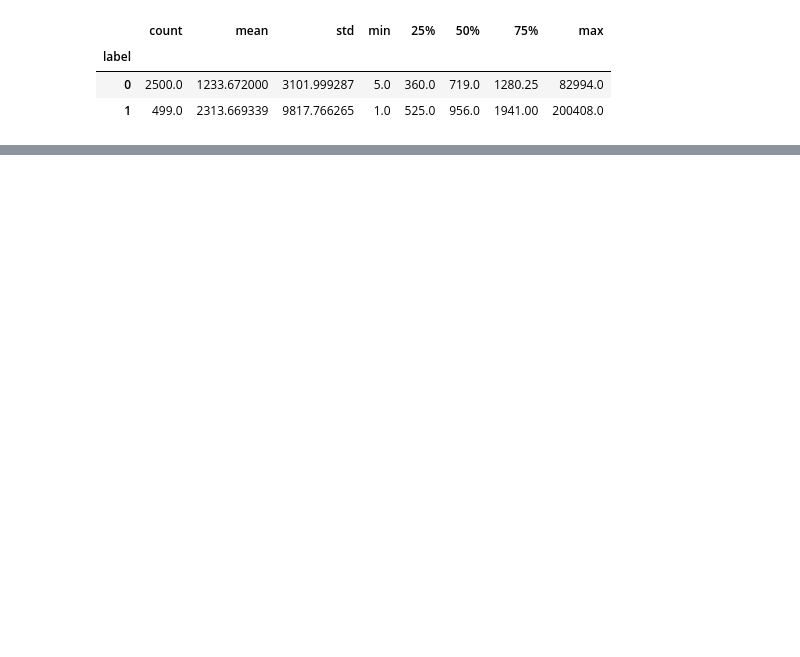
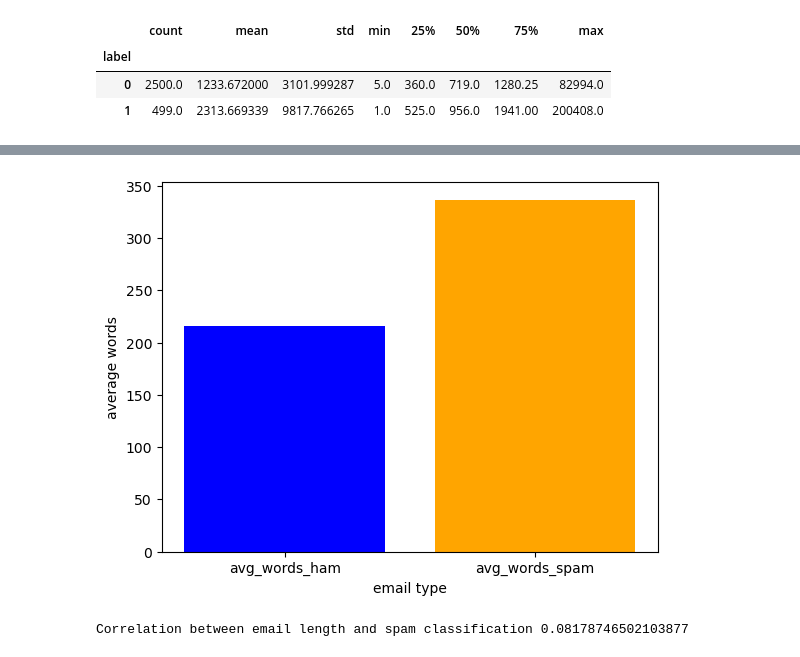
Before and after one commit to 10varun17/spam_classifier, a Jupyter notebook: notebook/main.ipynb, the cells around one changed output, grey strips where cells are left out. Saved outputs shown, nothing was run; the diff lists cells and outputs as text; code cells hidden in the pictures; blank space fills up the shorter version.

```diff
--- a/notebook/main.ipynb
+++ b/notebook/main.ipynb
@@ -99,0 +139,19 @@ spam_ham_df.groupby("label")["email_length"].describe()
+# %%
+# Average words of emails
+avg_words_spam = spam_ham_df[spam_ham_df["label"] == 1]["num_words"].mean()
+avg_words_ham = spam_ham_df[spam_ham_df["label"] == 0]["num_words"].mean()
+
+plt.bar(["avg_words_ham", "avg_words_spam"], [avg_words_ham, avg_words_spam], color=["blue", "orange"])
+plt.xlabel("email type")
+plt.ylabel("average words")
+plt.show()
+# %% [output]
+[figure, added]
+# %%
+# Correlation between length of email and its type
+corr = spam_ham_df["num_characters"].corr((spam_ham_df["label"] == 1).astype(int))
+print("Correlation between email length and spam classification", corr)
+
+# inference - correlation is positive but not strong
+# %% [output]
+Correlation between email length and spam classification 0.08178746502103877
```
Also changed, not shown: parts of 10 cells of this notebook.
